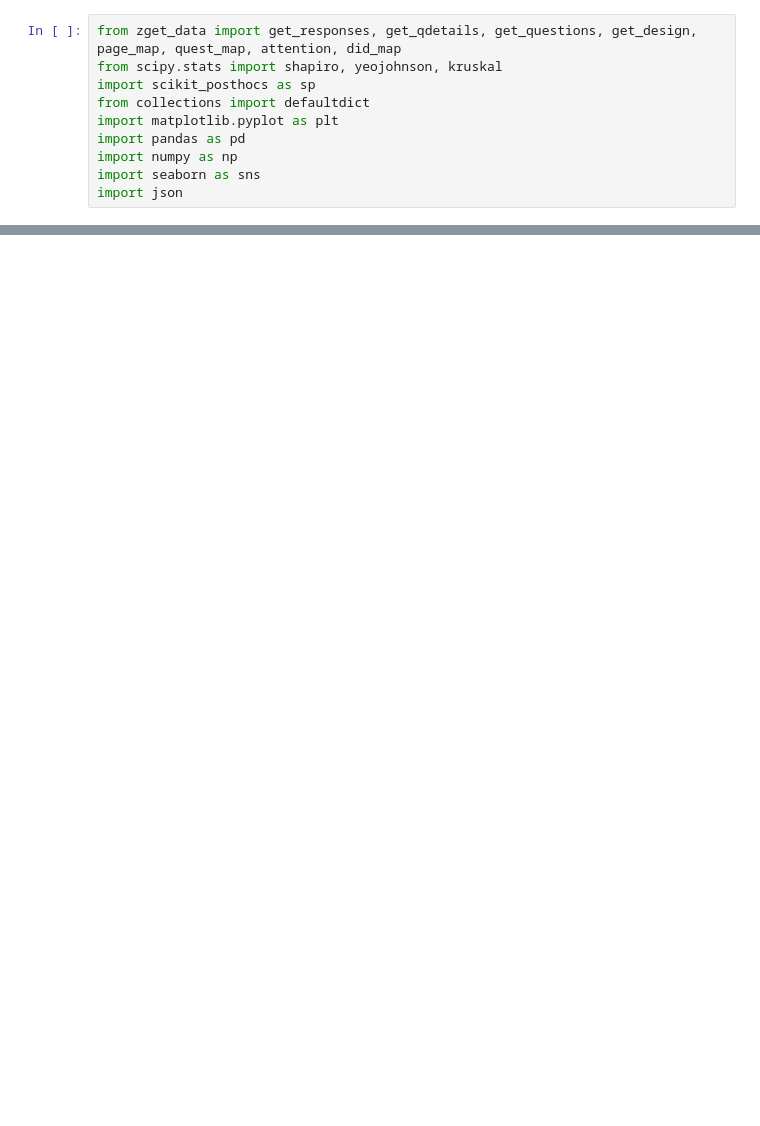
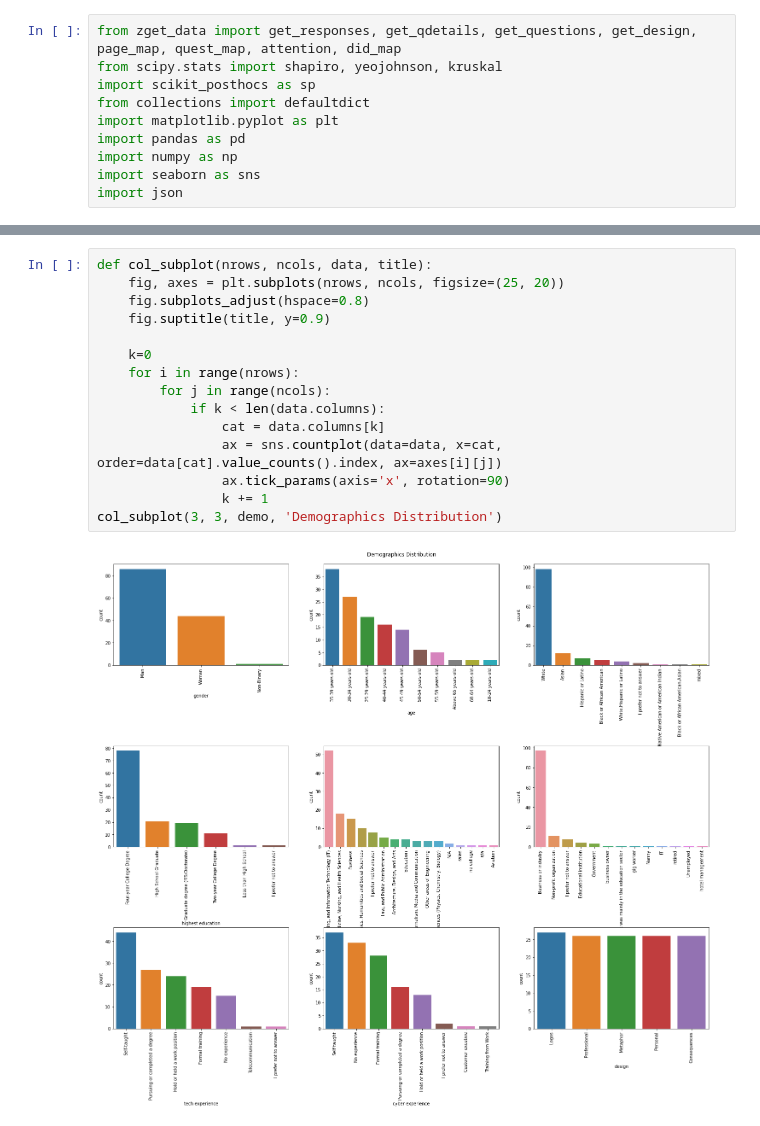
Before and after one commit to rizupaudel/designStudy, a Jupyter notebook: priming/analysis/demo.ipynb, the cells around one changed output, grey strips where cells are left out. Drawn from its saved outputs; the diff is of its cells as text; blank space fills up the shorter version.

```diff
--- a/priming/analysis/demo.ipynb
+++ b/priming/analysis/demo.ipynb
@@ -42 +44,18 @@ Attentive: 131; Non Attentive: 32
 131 rows × 9 columns
+# %%
+def col_subplot(nrows, ncols, data, title):
+    fig, axes = plt.subplots(nrows, ncols, figsize=(25, 20))
+    fig.subplots_adjust(hspace=0.8)
+    fig.suptitle(title, y=0.9)
+
+    k=0
+    for i in range(nrows):
+        for j in range(ncols):
+            if k < len(data.columns):
+                cat = data.columns[k]
+                ax = sns.countplot(data=data, x=cat, order=data[cat].value_counts().index, ax=axes[i][j])
+                ax.tick_params(axis='x', rotation=90)
+                k += 1
+col_subplot(3, 3, demo, 'Demographics Distribution')
+# %% [output]
+[figure, added]
```
Also changed, not shown: parts of 2 cells of this notebook, 6 other files.
